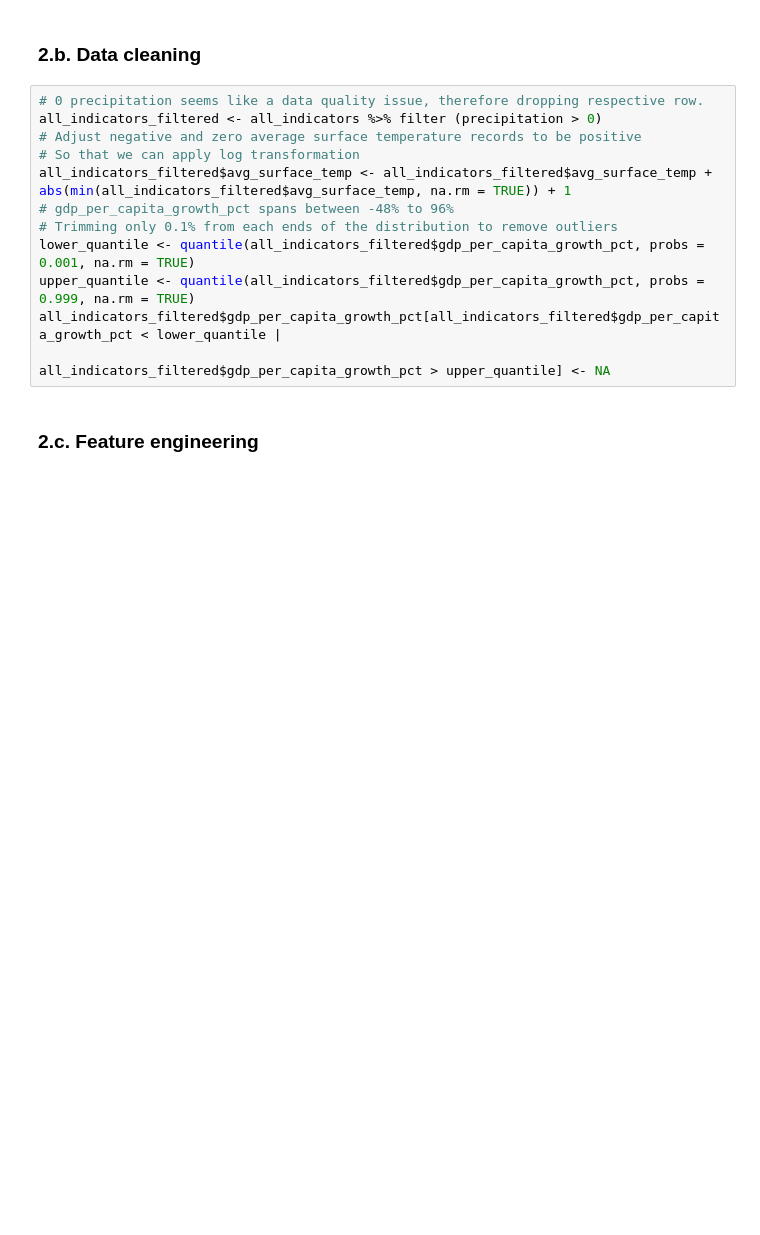
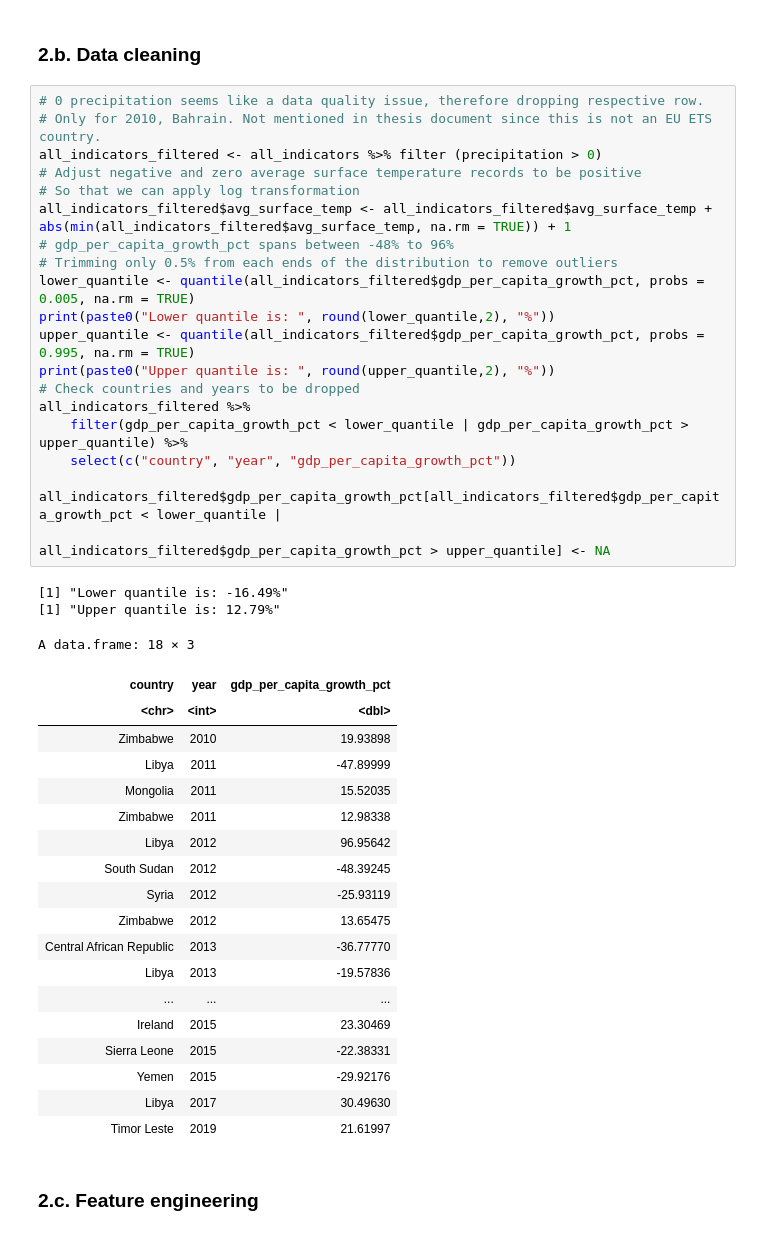
Before and after one commit to huseyinpolat-ds/UW_WNE_DSBA_Master_Thesis_437969, a Jupyter notebook: Thesis_EDA.ipynb, the cells around one changed output. Saved outputs shown, nothing was run; the diff lists cells and outputs as text; blank space fills up the shorter version.

Commit message:
Added more comments and enhanced the summary table.

```diff
--- a/Thesis_EDA.ipynb
+++ b/Thesis_EDA.ipynb
@@ -482,16 +494,46 @@ summary(all_indicators)
 ### 2.b. Data cleaning
 # %%
 # 0 precipitation seems like a data quality issue, therefore dropping respective row.
+# Only for 2010, Bahrain. Not mentioned in thesis document since this is not an EU ETS country.
 all_indicators_filtered <- all_indicators %>% filter (precipitation > 0)
 # Adjust negative and zero average surface temperature records to be positive
 # So that we can apply log transformation
 all_indicators_filtered$avg_surface_temp <- all_indicators_filtered$avg_surface_temp + abs(min(all_indicators_filtered$avg_surface_temp, na.rm = TRUE)) + 1
 # gdp_per_capita_growth_pct spans between -48% to 96%
-# Trimming only 0.1% from each ends of the distribution to remove outliers
-lower_quantile <- quantile(all_indicators_filtered$gdp_per_capita_growth_pct, probs = 0.001, na.rm = TRUE)
-upper_quantile <- quantile(all_indicators_filtered$gdp_per_capita_growth_pct, probs = 0.999, na.rm = TRUE)
+# Trimming only 0.5% from each ends of the distribution to remove outliers
+lower_quantile <- quantile(all_indicators_filtered$gdp_per_capita_growth_pct, probs = 0.005, na.rm = TRUE)
+print(paste0("Lower quantile is: ", round(lower_quantile,2), "%"))
+upper_quantile <- quantile(all_indicators_filtered$gdp_per_capita_growth_pct, probs = 0.995, na.rm = TRUE)
+print(paste0("Upper quantile is: ", round(upper_quantile,2), "%"))
+# Check countries and years to be dropped
+all_indicators_filtered %>%
+    filter(gdp_per_capita_growth_pct < lower_quantile | gdp_per_capita_growth_pct > upper_quantile) %>%
+    select(c("country", "year", "gdp_per_capita_growth_pct"))
+
 all_indicators_filtered$gdp_per_capita_growth_pct[all_indicators_filtered$gdp_per_capita_growth_pct < lower_quantile |
                                           all_indicators_filtered$gdp_per_capita_growth_pct > upper_quantile] <- NA
+# %% [output]
+[1] "Lower quantile is: -16.49%"
+[1] "Upper quantile is: 12.79%"
+A data.frame: 18 × 3
+| country | year | gdp_per_capita_growth_pct |
+| <chr> | <int> | <dbl> |
+| Zimbabwe | 2010 | 19.93898 |
+| Libya | 2011 | -47.89999 |
+| Mongolia | 2011 | 15.52035 |
+| Zimbabwe | 2011 | 12.98338 |
+| Libya | 2012 | 96.95642 |
+| South Sudan | 2012 | -48.39245 |
+| Syria | 2012 | -25.93119 |
+| Zimbabwe | 2012 | 13.65475 |
+| Central African Republic | 2013 | -36.77770 |
+| Libya | 2013 | -19.57836 |
+| ... | ... | ... |
+| Ireland | 2015 | 23.30469 |
+| Sierra Leone | 2015 | -22.38331 |
+| Yemen | 2015 | -29.92176 |
+| Libya | 2017 | 30.49630 |
+| Timor Leste | 2019 | 21.61997 |
 # %% [markdown]
 ### 2.c. Feature engineering
 # %%
```
Also changed, not shown: parts of 4 cells of this notebook.
